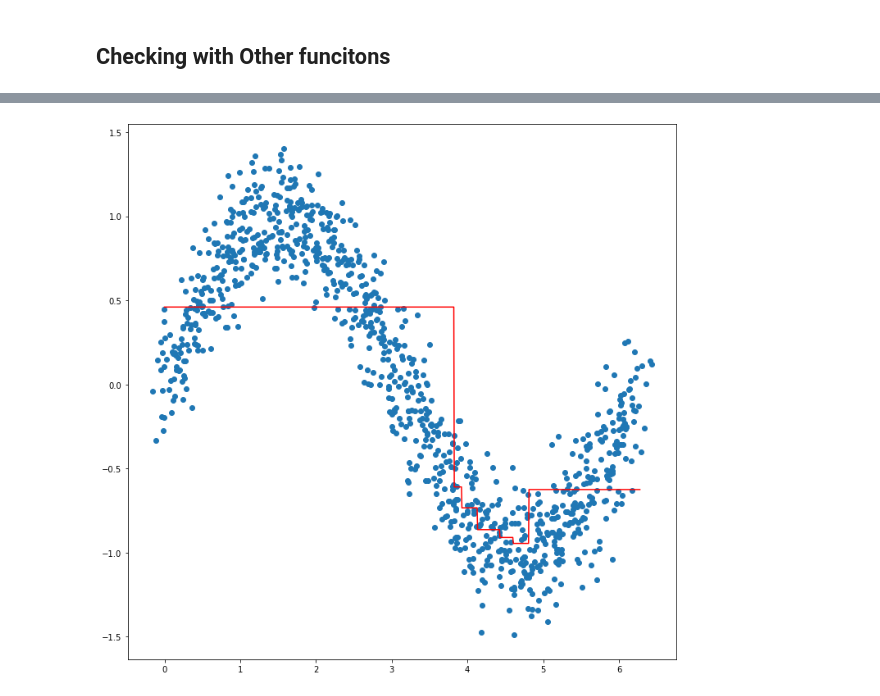
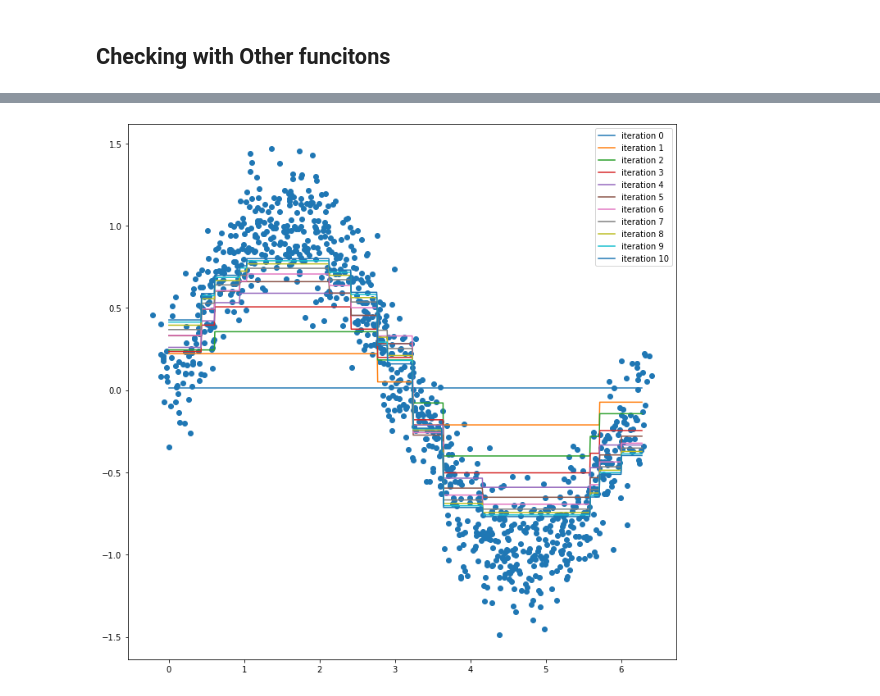
Before and after one commit to yuvalofek/py_xgboost, a Jupyter notebook: Py_XGBoost_.ipynb, the cells around one changed output, grey strips where cells are left out. Saved outputs shown, nothing was run; the diff lists cells and outputs as text; code cells hidden in the pictures.

```diff
--- a/Py_XGBoost_.ipynb
+++ b/Py_XGBoost_.ipynb
@@ -240,11 +285,15 @@ plt.show()
 # %%
-tr = XGBoostTree(max_depth=6, gamma=0.5, lambd=2)
+n_trees = 10
+tr = XGBoost(n_trees=n_trees, max_depth=2, lambd=1)
 tr.fit(X,Y)
 
 
 plt.figure(figsize=(12,12))
-plt.plot(X_clean, tr.predict(X_clean), 'red')
+#plt.plot(X_clean, tr.predict(X_clean), 'red')
+for i in range(n_trees+1):
+  plt.plot(X_clean, tr.predict(X_clean, i), label=f'iteration {i}')
 plt.scatter(X, Y)
+plt.legend()
 plt.show()
 # %% [output]
-[figure, old version]
+[figure, new version]
```
Also changed, not shown: parts of 7 cells of this notebook.
